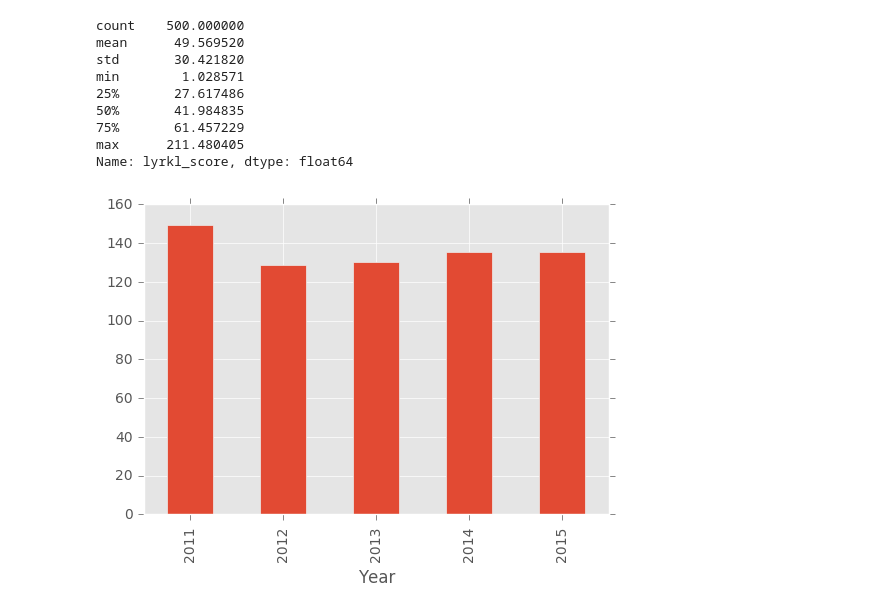
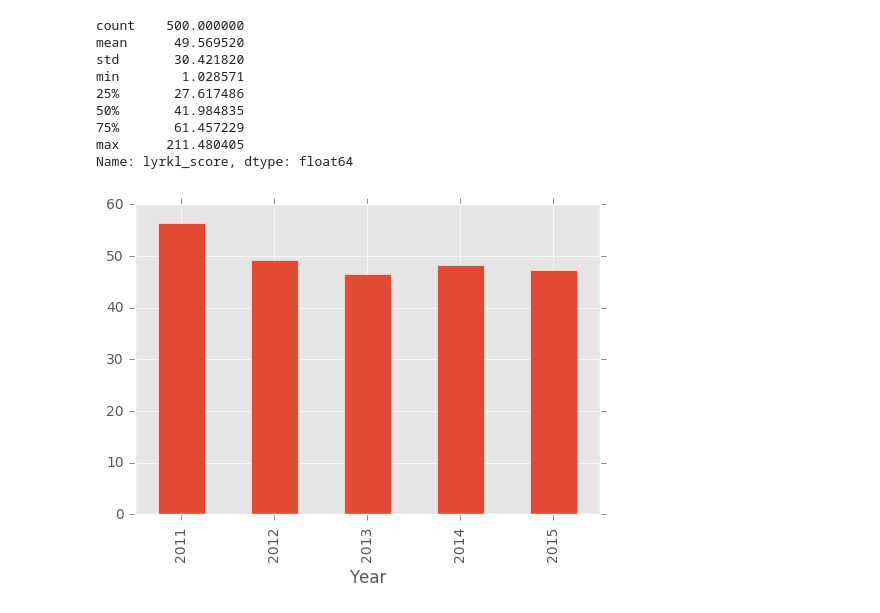
Before and after one commit to furoape/SYD_DAT_6, a Jupyter notebook: Project/Lyric Analyzer.ipynb, the cells around one changed output. Cells and saved outputs as stored; diff of their text form; code cells hidden in the pictures.

```diff
--- a/Project/Lyric Analyzer.ipynb
+++ b/Project/Lyric Analyzer.ipynb
@@ -35,8 +35,10 @@ min        1.028571
 max      211.480405
 Name: lyrkl_score, dtype: float64
 # %%
-songlist.groupby('Year').unique_word_counts.mean().plot.bar()
+songlist.groupby('Year').lyrkl_score.mean().plot.bar(
+)
+plt.ylim([0,60])
 plt.show()
 # %% [output]
-[figure, old version]
+[figure, new version]
 # %%
```
Also changed, not shown: parts of 33 cells of this notebook, 28 other files.
